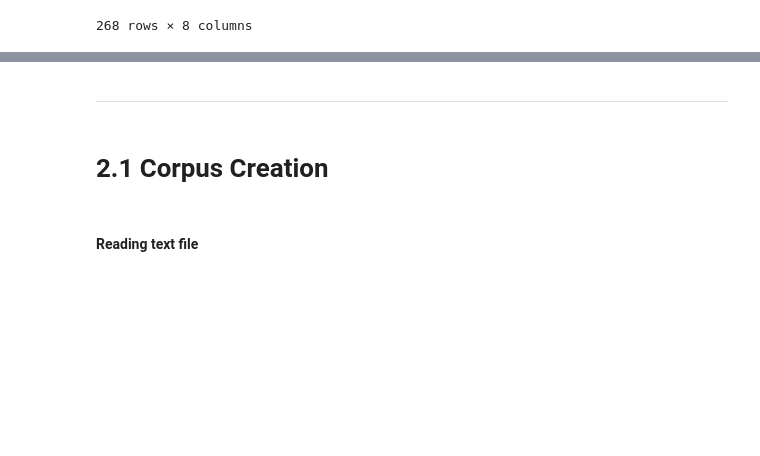
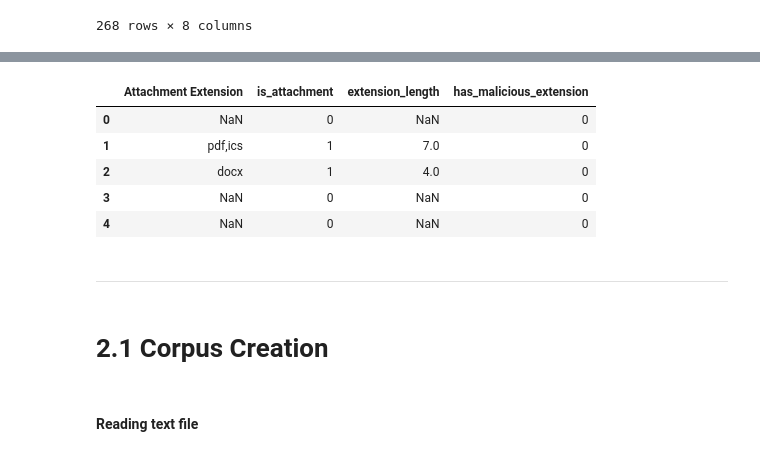
Before and after one commit to mau-JS/AIApplicationAnalysis, a Jupyter notebook: main.ipynb, the cells around one changed output, grey strips where cells are left out. Drawn from its saved outputs; the diff is of its cells as text; code cells hidden in the pictures; blank space fills up the shorter version.

Commit message:
added attachment extension analysis, & POC for server

```diff
--- a/main.ipynb
+++ b/main.ipynb
@@ -174,0 +190,3 @@ df
+# %%
+df["is_attachment"] = [0 if pd.isna(ext) else 1 for ext in df["Attachment Extension"]]
+print(df[['Attachment Extension', 'is_attachment']])
@@ -174,0 +208,2 @@ df
+# %%
+df["extension_length"] = df["Attachment Extension"].str.len()
@@ -174,0 +225,7 @@ df
+# %%
+virus_extensions = ["exe", "bat", "zip", "7z", "dll", "scr", "vbs", "rtf", "xls", "app", "jar", "class", "vba", "rar", "mkv", "crx", "asp", "eps", "ods", "odt", "cmd", "hta", "scr", "msi", "msp", "pif", "pass", "c", "py", "java", "cpp", "bat", "exe", "CMD", "hta", "scr", "msi", "msp", "pif"]
+
+def is_malicious_extension(ext):
+    return ext.lower() in virus_extensions
+
+df["has_malicious_extension"] = df["Attachment Extension"].apply(lambda ext: 1 if pd.notna(ext) and is_malicious_extension(ext) else 0)
@@ -175,3 +247,12 @@ df
+# %%
+df[['Attachment Extension', 'is_attachment', 'extension_length', 'has_malicious_extension']].head()
+# %% [output]
+|  | Attachment Extension | is_attachment | extension_length | has_malicious_extension |
+| 0 | NaN | 0 | NaN | 0 |
+| 1 | pdf,ics | 1 | 7.0 | 0 |
+| 2 | docx | 1 | 4.0 | 0 |
+| 3 | NaN | 0 | NaN | 0 |
+| 4 | NaN | 0 | NaN | 0 |
 # %% [markdown]
 ---
 # %% [markdown]
```
Also changed, not shown: parts of 7 cells of this notebook, 6 other files.
